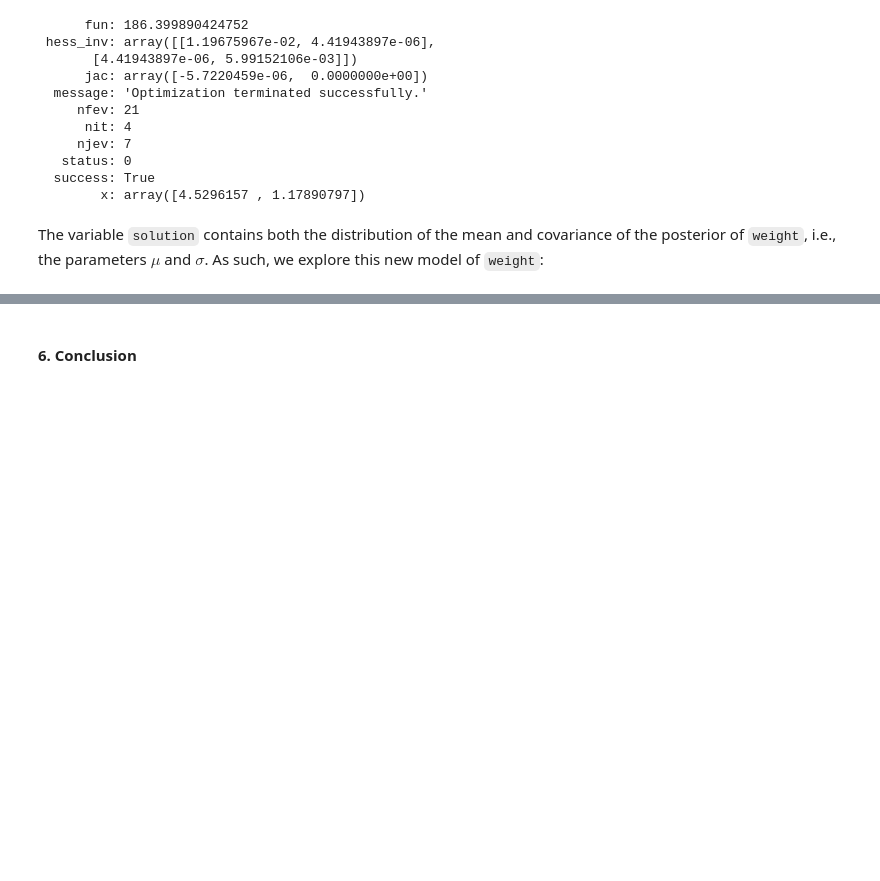
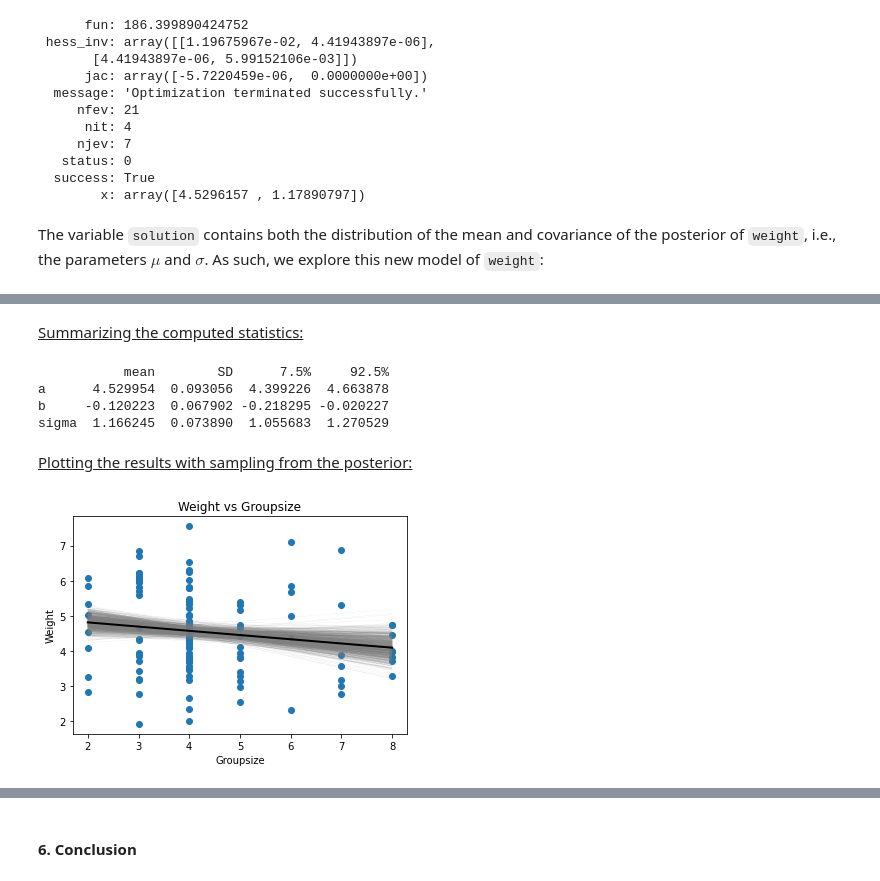
Before and after one commit to qlero/UCA_MSc-DS2, a Jupyter notebook: bayesian_learning/assignments/assignment_2/assignments_2.ipynb, the cells around one changed output, grey strips where cells are left out. Cells and saved outputs as stored; diff of their text form; code cells hidden in the pictures; blank space fills up the shorter version.

```diff
--- a/bayesian_learning/assignments/assignment_2/assignments_2.ipynb
+++ b/bayesian_learning/assignments/assignment_2/assignments_2.ipynb
@@ -472,0 +689,4 @@ $$ p(\sigma) = U(, )$$
+# %%
+# Centers the data
+mean_groupsize = data["groupsize"].mean()
+centered_data["groupsize"] -= mean_groupsize
@@ -472,0 +695,22 @@ $$ p(\sigma) = U(, )$$
+# %%
+# Declares the regression expression
+expression = "weight ~ groupsize"
+
+# Declares the likelihood
+likelihood = "gaussian"
+
+# Defines the prior with hyperparameters
+prior_a_mean = 4.5; prior_a_sigma = 1.2
+prior_a = ["gaussian", [prior_a_mean, prior_a_sigma]]
+
+prior_b_mean = 4.; prior_b_sigma = 4.
+prior_b = ["gaussian", [prior_b_mean, prior_b_sigma]]
+
+sigma_inf = 0.; sigma_sup = 2.
+prior_sigma_unif = [sigma_inf, sigma_sup]
+prior_sigma = ["uniform", prior_sigma_unif]
+
+priors = [prior_a, prior_b, prior_sigma]
+
+# Performs the optimization
+solution = laplace_solution_regression(expression, centered_data, likelihood, priors)
@@ -472,0 +730,21 @@ $$ p(\sigma) = U(, )$$
+# %% [markdown]
+<u>Summarizing the computed statistics:</u>
+# %%
+# Computes posterior samples
+posterior_means, _, posterior_samples = summarize(solution)
+# %% [output]
+           mean        SD      7.5%     92.5%
+a      4.529954  0.093056  4.399226  4.663878
+b     -0.120223  0.067902 -0.218295 -0.020227
+sigma  1.166245  0.073890  1.055683  1.270529
+# %% [markdown]
+<u>Plotting the results with sampling from the posterior:</u>
+# %%
+sampling_from_posterior(
+    centered_data, mean_groupsize,
+    "weight", "groupsize",
+    posterior_samples, posterior_means,
+    "Weight vs Groupsize", "Groupsize", "Weight"
+)
+# %% [output]
+[figure, added]
```
Also changed, not shown: parts of 24 cells of this notebook.
